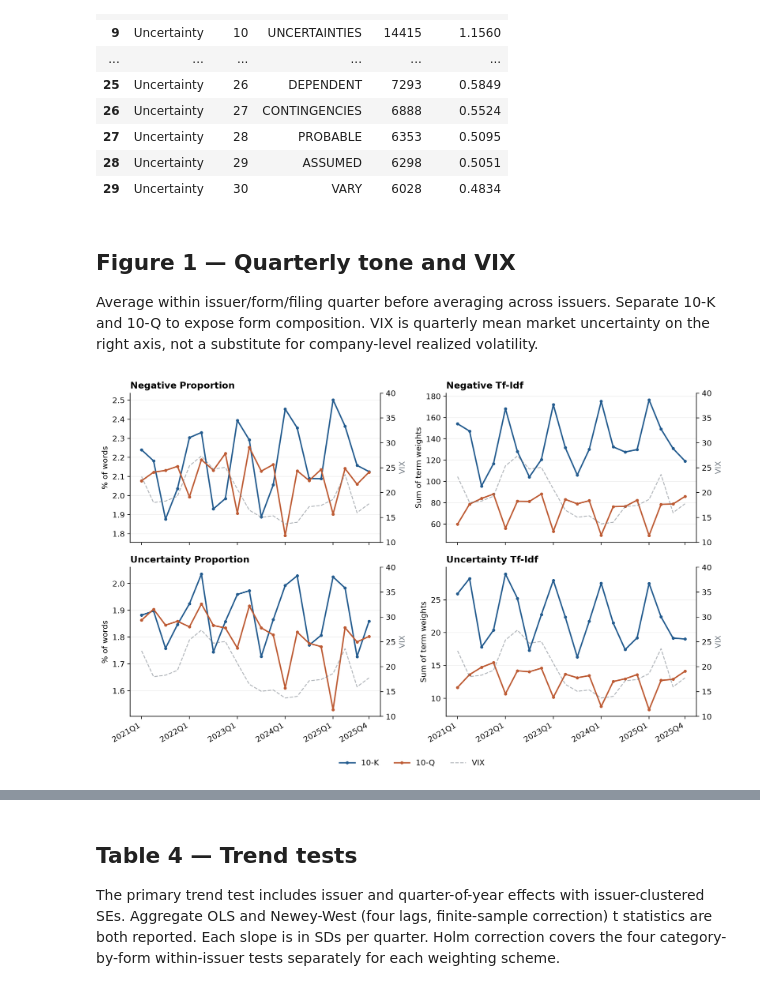
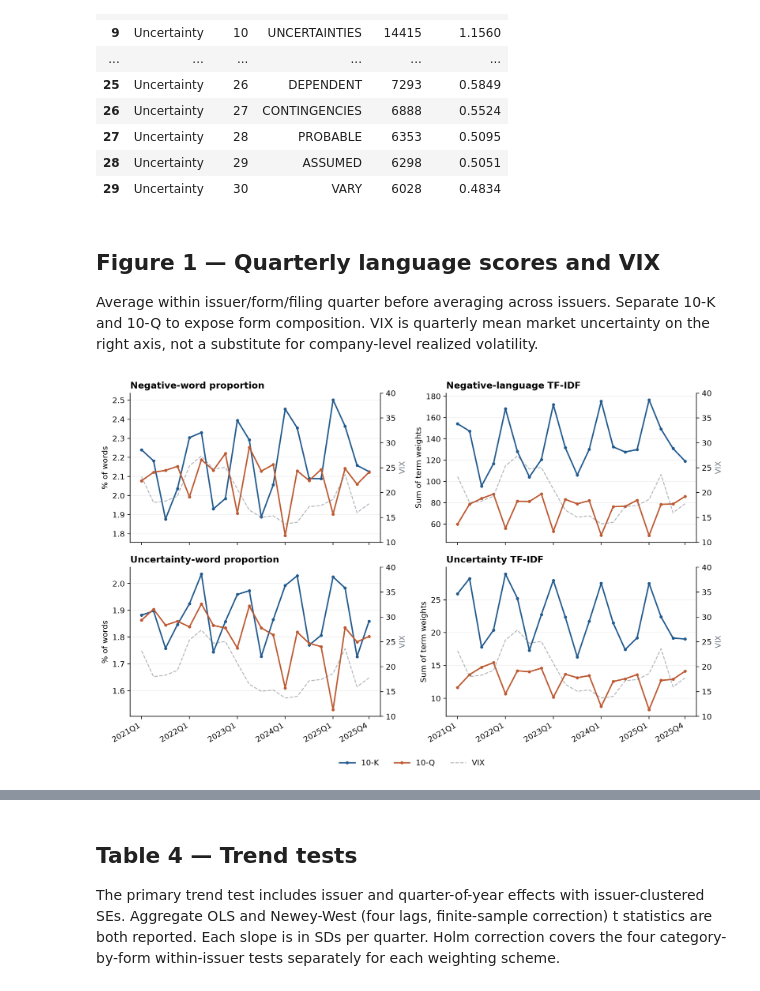
Before and after one commit to victor4628/FRE7871-NLP, a Jupyter notebook: assignment1.ipynb, the cells around one changed output, grey strips where cells are left out. Saved outputs shown, nothing was run; the diff lists cells and outputs as text; code cells hidden in the pictures.

Commit message:
Clarify statistical labels and disclose additional analysis choices

```diff
--- a/assignment1.ipynb
+++ b/assignment1.ipynb
@@ -20,6 +20,26 @@ RESULTS=ROOT/'outputs/analysis'
 pd.set_option('display.max_rows',100)
 pd.set_option('display.max_columns',30)
 pd.set_option('display.float_format',lambda x:f'{x:.4f}')
+def show_table(frame):
+    labels={'measure':'Language measure','control_set':'Controls','beta':'Estimated coefficient',
+            'se':'Standard error','t':'t statistic','p':'p-value (zero coefficient)','holm_p':'Adjusted p-value (Holm)',
+            'n':'Observations','firms':'Number of companies','form':'Report type',
+            'ci_low':'95% confidence interval: lower','ci_high':'95% confidence interval: upper',
+            'within_beta':'Within-company slope','within_se':'Within-company standard error',
+            'within_p':'Within-company p-value','within_holm_p':'Adjusted within-company p-value (Holm)',
+            'aggregate_beta':'Overall slope','aggregate_ols_t':'Ordinary OLS t statistic',
+            'aggregate_hac_t':'Newey-West t statistic','within_n':'Company-quarter observations',
+            'term':'Variable','formula':'Regression equation','mde80':'Approximate detectable effect (80% power)'}
+    readable={'negative_prop':'Negative-word proportion','negative_tfidf':'Negative-language TF-IDF',
+              'uncertainty_prop':'Uncertainty-word proportion','uncertainty_tfidf':'Uncertainty TF-IDF',
+              'none':'No controls','size':'Company size only','volatility':'Prior volatility only',
+              'both':'Both controls','score_z':'Language score (+1 standard deviation)',
+              'log_market_value':'Company size (log market value)','log_pre_vol':'Prior volatility (log)'}
+    view=frame.copy()
+    for col in ['measure','control_set','term']:
+        if col in view:
+            view[col]=view[col].replace(readable)
+    display(view.rename(columns=labels))
 # %% [markdown]
 ## Numerical and timing tests
 The tests cover the paper's weighting formula, same-corpus IDF, early closes, missing returns, compounding, split units, inline text, shell checkboxes, common-share classes, and redundant fixed effects.
@@ -155,10 +175,10 @@ for category in ['Negative','Uncertainty']:
 | 28 | Uncertainty | 29 | ASSUMED | 6298 | 0.5051 |
 | 29 | Uncertainty | 30 | VARY | 6028 | 0.4834 |
 # %% [markdown]
-## Figure 1 — Quarterly tone and VIX
+## Figure 1 — Quarterly language scores and VIX
 Average within issuer/form/filing quarter before averaging across issuers. Separate 10-K and 10-Q to expose form composition. VIX is quarterly mean market uncertainty on the right axis, not a substitute for company-level realized volatility.
 # %%
 display(Image(filename=str(RESULTS/'figure1.png')))
-display(pd.read_csv(RESULTS/'quarterly_tone.csv'))
+show_table(pd.read_csv(RESULTS/'quarterly_tone.csv'))
 # %% [output]
-[figure, old version]
+[figure, new version]
```
Also changed, not shown: parts of 12 cells of this notebook, 12 other files.
